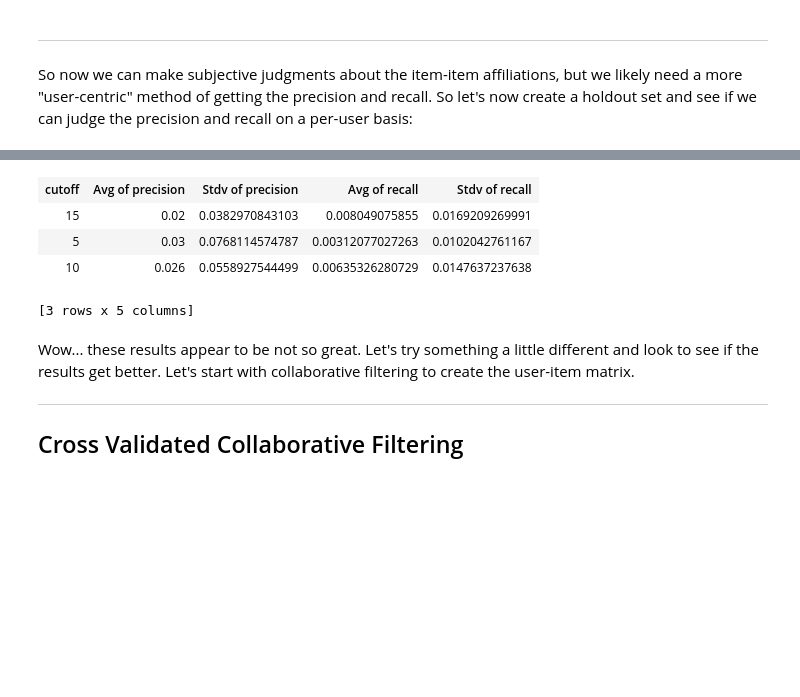
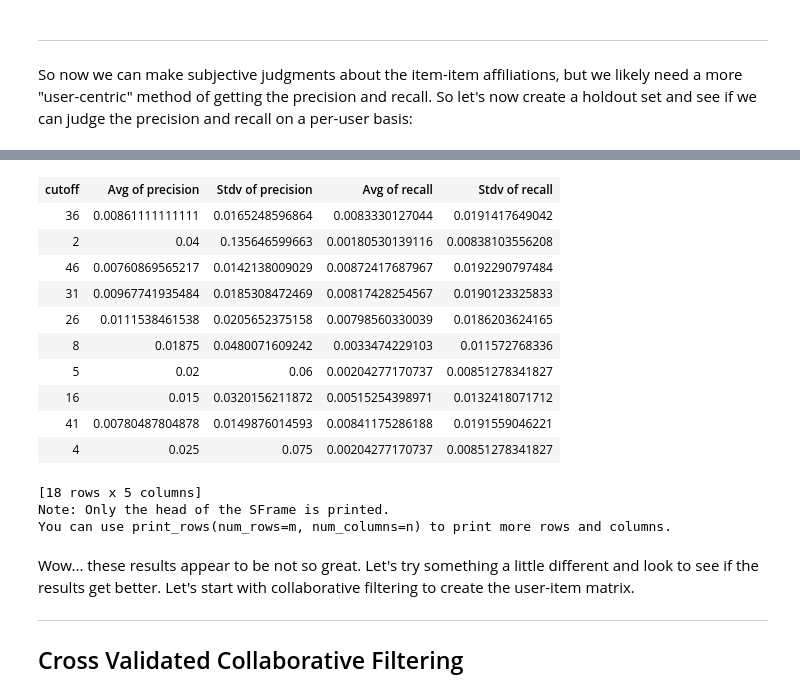
Before and after one commit to eclarson/DataMiningNotebooks, a Jupyter notebook: 13. Recommendation Systems.ipynb, the cells around one changed output, grey strips where cells are left out. Saved outputs shown, nothing was run; the diff lists cells and outputs as text; code cells hidden in the pictures; blank space fills up the shorter version.

```diff
--- a/13. Recommendation Systems.ipynb
+++ b/13. Recommendation Systems.ipynb
@@ -170,12 +167,30 @@ rmse_results['rmse_by_user'].show()
-# %%
-import graphlab.aggregate as agg
-rmse_results['precision_recall_by_user'].groupby('cutoff',[agg.AVG('precision'),agg.STD('precision'),agg.AVG('recall'),agg.STD('recall')])
-# %% [output]
-| cutoff | Avg of precision | Stdv of precision | Avg of recall | Stdv of recall |
-| 15 | 0.02 | 0.0382970843103 | 0.008049075855 | 0.0169209269991 |
-| 5 | 0.03 | 0.0768114574787 | 0.00312077027263 | 0.0102042761167 |
-| 10 | 0.026 | 0.0558927544499 | 0.00635326280729 | 0.0147637237638 |
-[3 rows x 5 columns]
+# %%
+import graphlab.aggregate as agg
+
+# we will be using these aggregations
+agg_list = [agg.AVG('precision'),agg.STD('precision'),agg.AVG('recall'),agg.STD('recall')]
+
+# apply these functions to each group (we will group the results by 'k' which is the cutoff)
+# the cutoff is the number of top items to look for see the following URL for the actual equation
+# https://dato.com/products/create/docs/generated/graphlab.recommender.util.precision_recall_by_user.html#graphlab.recommender.util.precision_recall_by_user
+rmse_results['precision_recall_by_user'].groupby('cutoff',agg_list)
+
+# the groups are not sorted
+# %% [output]
+| cutoff | Avg of precision | Stdv of precision | Avg of recall | Stdv of recall |
+| 36 | 0.00861111111111 | 0.0165248596864 | 0.0083330127044 | 0.0191417649042 |
+| 2 | 0.04 | 0.135646599663 | 0.00180530139116 | 0.00838103556208 |
+| 46 | 0.00760869565217 | 0.0142138009029 | 0.00872417687967 | 0.0192290797484 |
+| 31 | 0.00967741935484 | 0.0185308472469 | 0.00817428254567 | 0.0190123325833 |
+| 26 | 0.0111538461538 | 0.0205652375158 | 0.00798560330039 | 0.0186203624165 |
+| 8 | 0.01875 | 0.0480071609242 | 0.0033474229103 | 0.011572768336 |
+| 5 | 0.02 | 0.06 | 0.00204277170737 | 0.00851278341827 |
+| 16 | 0.015 | 0.0320156211872 | 0.00515254398971 | 0.0132418071712 |
+| 41 | 0.00780487804878 | 0.0149876014593 | 0.00841175286188 | 0.0191559046221 |
+| 4 | 0.025 | 0.075 | 0.00204277170737 | 0.00851278341827 |
+[18 rows x 5 columns]
+Note: Only the head of the SFrame is printed.
+You can use print_rows(num_rows=m, num_columns=n) to print more rows and columns.
 # %% [markdown]
 Wow... these results appear to be not so great. Let's try something a little different and look to see if the results get better. Let's start with collaborative filtering to create the user-item matrix.
 
```
Also changed, not shown: parts of 20 cells of this notebook.
